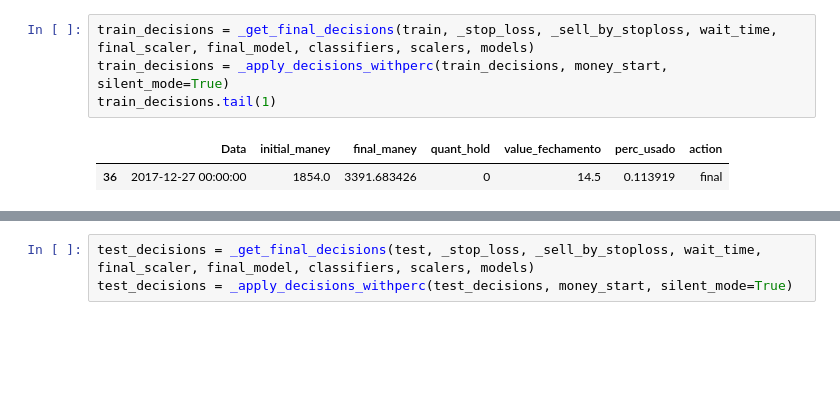
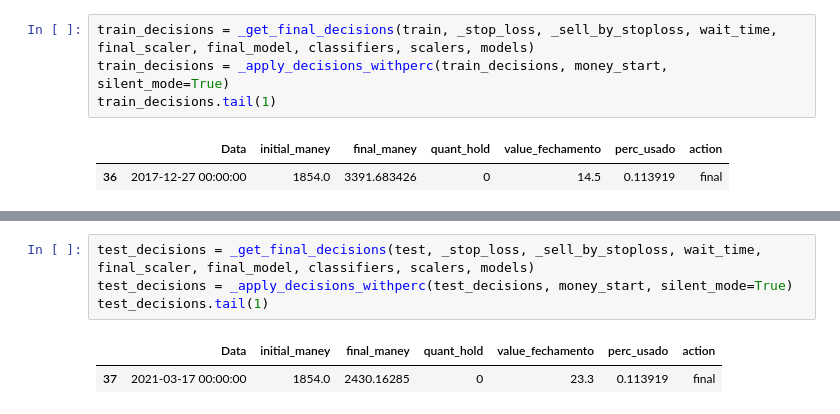
Before and after one commit to pehls/i2a2NaiveBayes, a Jupyter notebook: Bayes aplicado.ipynb, the cells around one changed output, grey strips where cells are left out. Saved outputs shown, nothing was run; the diff lists cells and outputs as text; blank space fills up the shorter version.

```diff
--- a/Bayes aplicado.ipynb
+++ b/Bayes aplicado.ipynb
@@ -960,6 +960,10 @@ Lucro final (treino): 54.66%
 # %%
 test_decisions = _get_final_decisions(test, _stop_loss, _sell_by_stoploss, wait_time, final_scaler, final_model, classifiers, scalers, models)
 test_decisions = _apply_decisions_withperc(test_decisions, money_start, silent_mode=True)
+test_decisions.tail(1)
+# %% [output]
+|  | Data | initial_maney | final_maney | quant_hold | value_fechamento | perc_usado | action |
+| 37 | 2021-03-17 00:00:00 | 1854.0 | 2430.16285 | 0 | 23.3 | 0.113919 | final |
 # %%
 _print_decisions(test_decisions)
 # %% [output]
```
Also changed, not shown: parts of 3 cells of this notebook.
